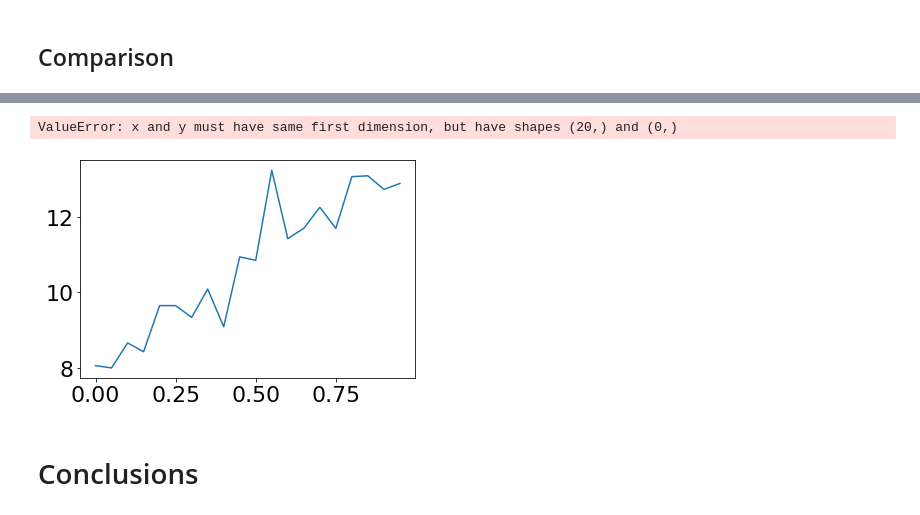
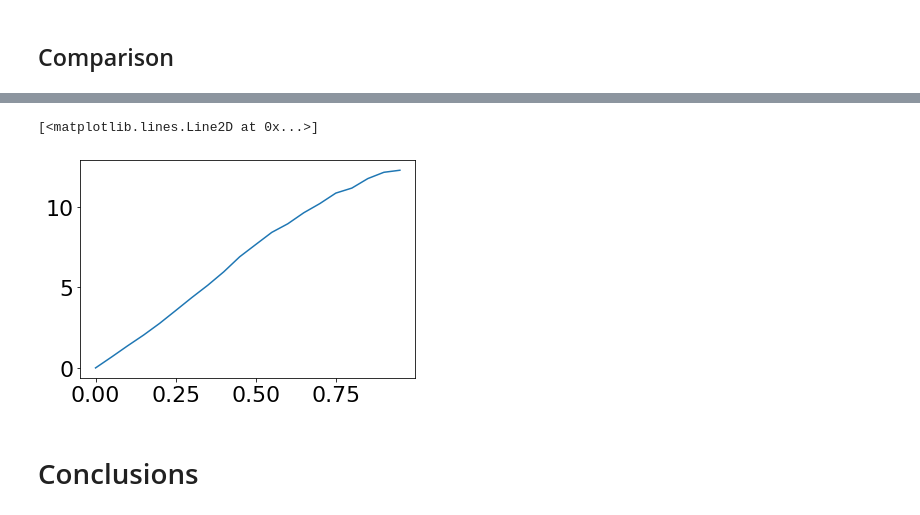
Before and after one commit to nosmokingsurfer/mrob_sandbox, a Jupyter notebook: ISP Research Project.ipynb, the cells around one changed output, grey strips where cells are left out. Saved outputs shown, nothing was run; the diff lists cells and outputs as text; code cells hidden in the pictures.

Commit message:
monte carlo compound fixed

```diff
--- a/ISP Research Project.ipynb
+++ b/ISP Research Project.ipynb
@@ -475,5 +440,5 @@ array([[1., 0., 0., 1.],
 # %%
-def compound_mc(T_1, sigma_1, T_2, sigma_2, M=1_00):
+def compound_mc(T_1, sigma_1, T_2, sigma_2, M=1_0000):
 
     # generating distributions
     p1, xi1 = get_mc(T_1, sigma_1, N=M)
@@ -485,22 +450,22 @@ def compound_mc(T_1, sigma_1, T_2, sigma_2, M=1_00):
 
     sigma_mc = np.zeros_like(sigma_1)
 
+    xi_m = []
+
     for i in range(xi1.shape[0]):
-        for j in range(xi2.shape[0]):
-            T_r = mrob.geometry.SE3(T_2)
-            T_r.update_lhs(np.array(xi2[j]))
 
-            T_l = mrob.geometry.SE3(T_1)
-            T_l.update_lhs(np.array(xi1[i]))
+        T_r = mrob.geometry.SE3(T_2)
+        T_r.update_lhs(np.array(xi2[i]))
 
-            T_m = T_l.mul(T_r)
+        T_l = mrob.geometry.SE3(T_1)
+        T_l.update_lhs(np.array(xi1[i]))
 
-            xi_m = (T_m.mul(T.inv())).Ln()
+        T_m = T_l.mul(T_r)
+
+        xi_m.append(T_m.mul(T.inv()).Ln())
 
 
-            sigma_mc += np.outer(xi_m, xi_m)
-
-    sigma_mc = sigma_mc* 1./M/M
+    sigma_mc = np.cov(np.array(xi_m).transpose())
     return T, sigma_mc
 # %%
 x = np.array([0.1,0.2,0.3,1000.5,100.5,5])
@@ -518,4 +483,4 @@ xi_2 = np.array([0,0,0,1.0,0,0])
 T_2 = mrob.geometry.SE3(xi_2)
 sigma_2 = np.diag([0,0,0.1,0.01,0.01,0])
 
-T,sigma = compound_mc(T_1, sigma_1, T_2, sigma_2)
+T,sigma = compound_mc(T_1, sigma_1, T_2, sigma_2, M=100_000)
@@ -557,7 +549,7 @@ plt.show()
 # %% [markdown]
 ## Comparison
 # %%
-M = 1_000
+M = 1_000_00
 
 err_1 = []
 err_2 = []
@@ -625,9 +590,9 @@ xi1.shape (1000, 6)
 # %%
 plt.plot(np.arange(0,1,0.05),err_1)
-plt.plot(np.arange(0,1,0.05),err_2)
+# plt.plot(np.arange(0,1,0.05),err_2)
 # %% [output]
-ValueError: x and y must have same first dimension, but have shapes (20,) and (0,)
+[<matplotlib.lines.Line2D at 0x...>]
-[figure, old version]
+[figure, new version]
 # %% [markdown]
 # Conclusions
 # %% [markdown]
```
Also changed, not shown: parts of 14 cells of this notebook.
